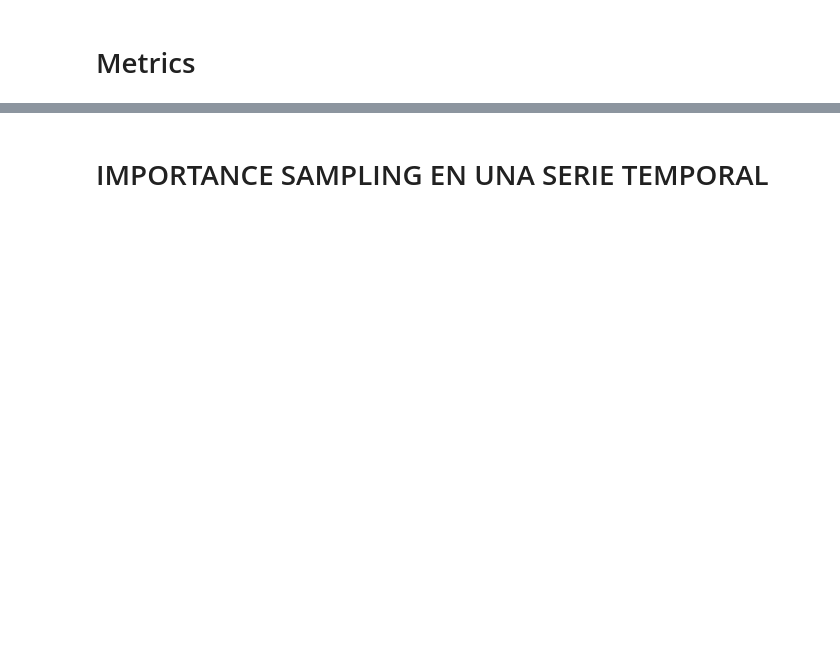
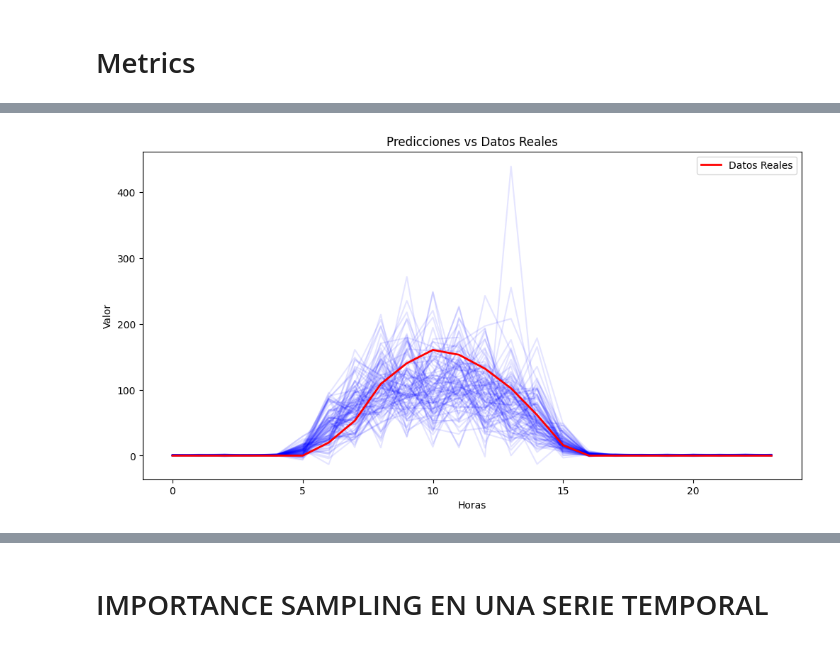
Before and after one commit to sergio825/pytorch-ts, a Jupyter notebook: Multivariate_TempFlow.ipynb, the cells around one changed output, grey strips where cells are left out. Cells and saved outputs as stored; diff of their text form; code cells hidden in the pictures; blank space fills up the shorter version.

```diff
--- a/Multivariate_TempFlow.ipynb
+++ b/Multivariate_TempFlow.ipynb
@@ -345,0 +250,11 @@ print("MSE-Sum: {}".format(agg_metric_nRelu['m_sum_MSE']))
+# %%
+#trabajando con la primera serie
+
+prediction_length = predictor_mod.prediction_length
+lead_time = predictor_mod.lead_time
+freq = predictor_mod.freq
+
+muestras = forecasts_mod[0].samples
+samples = muestras[:,:,1] # prediccion ultimas 24 horas
+target = targets[0][-2 * prediction_length :][1].values #48 ultimas horas
+target_index = targets[0][-2 * prediction_length :][1].index
@@ -345,0 +269,29 @@ print("MSE-Sum: {}".format(agg_metric_nRelu['m_sum_MSE']))
+# %%
+import matplotlib.pyplot as plt
+import numpy as np
+
+# Supongamos que 'predictions' es tu arreglo de shape (100, 24)
+# y 'real_data' es tu arreglo de shape (48,)
+
+# Obtener las últimas 24 horas de los datos reales
+real_data_test = target[-24:]
+
+# Crear un rango de tiempo para las últimas 24 horas
+time_steps = np.arange(24)
+
+# Graficar las 100 muestras
+plt.figure(figsize=(12, 6))
+for i in range(samples.shape[0]):
+    plt.plot(time_steps, samples[i], color='blue', alpha=0.1)  # Predicciones con baja opacidad
+
+# Graficar los datos reales
+plt.plot(time_steps, real_data_test, color='red', label='Datos Reales', linewidth=2)
+
+# Añadir etiquetas y leyenda
+plt.xlabel('Horas')
+plt.ylabel('Valor')
+plt.title('Predicciones vs Datos Reales')
+plt.legend()
+plt.show()
+# %% [output]
+[figure, added]
```
Also changed, not shown: parts of 49 cells of this notebook.
